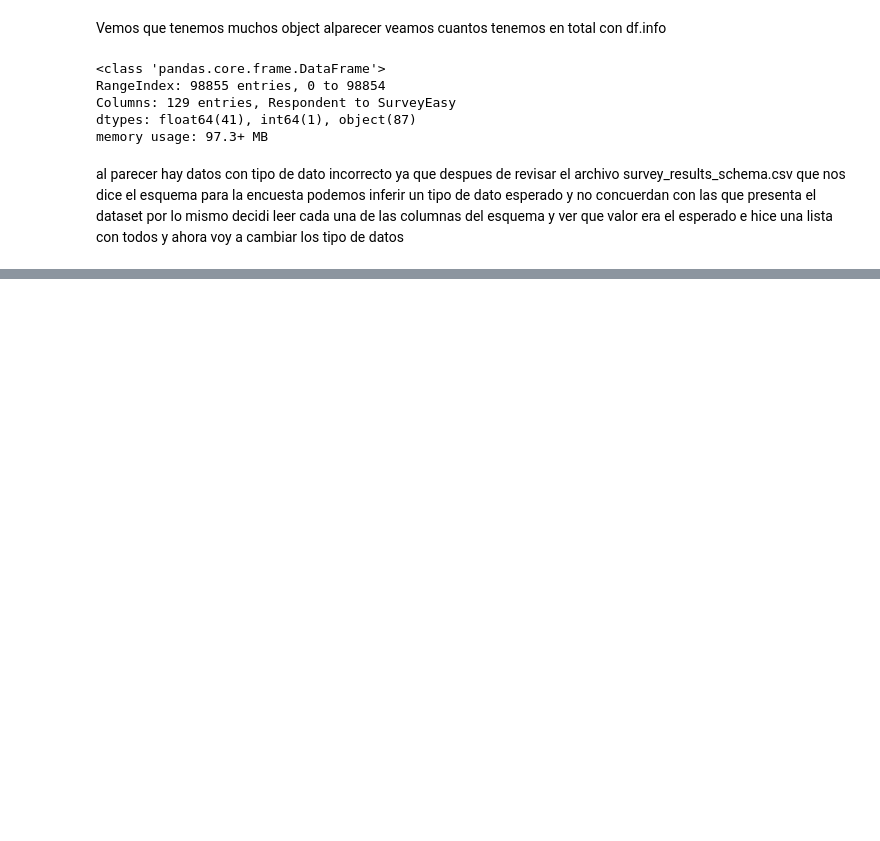
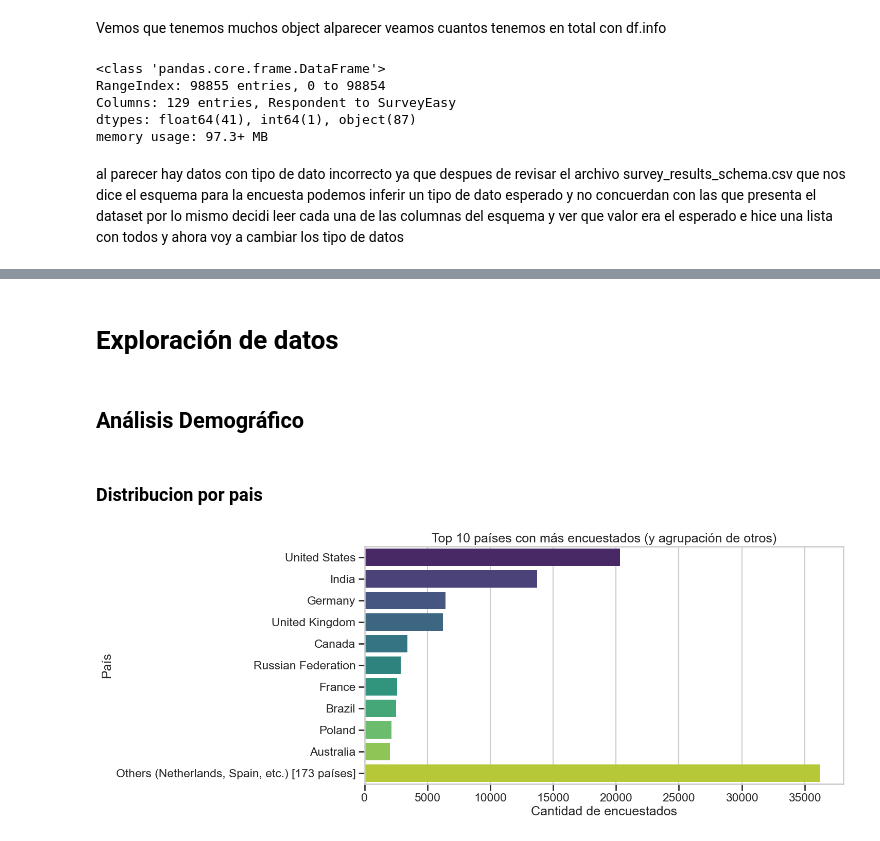
Before and after one commit to NicolasCuaran/DevSurveyInsights, a Jupyter notebook: notebooks/002_DevsurveyInsightsEDA.ipynb, the cells around one changed output, grey strips where cells are left out. Drawn from its saved outputs; the diff is of its cells as text; code cells hidden in the pictures; blank space fills up the shorter version.

```diff
--- a/notebooks/002_DevsurveyInsightsEDA.ipynb
+++ b/notebooks/002_DevsurveyInsightsEDA.ipynb
@@ -36,0 +19,3 @@ Credenciales
+# %%
+plt.style.use('seaborn-whitegrid')
+sns.set_context("talk")
@@ -425,0 +308,34 @@ Name: count, dtype: int64
+# %% [markdown]
+# Exploración de datos
+# %% [markdown]
+## Análisis Demográfico
+# %% [markdown]
+### Distribucion por pais
+# %%
+country_counts = df["Country"].value_counts()
+
+top_10_countries = country_counts.head(10)
+
+rest_countries = country_counts.iloc[10:]
+sum_rest = rest_countries.sum()
+others_count = len(rest_countries)
+
+some_others = rest_countries.index[:2]
+some_others_str = ", ".join(some_others) + ", etc."
+
+
+other_label = f"Others ({some_others_str}) [{others_count} países]"
+top_10_countries[other_label] = sum_rest
+
+others_val = top_10_countries[other_label]
+top_10_countries = top_10_countries.drop(other_label).sort_values(ascending=False)
+top_10_countries[other_label] = others_val
+
+plt.figure(figsize=(12, 6))
+sns.barplot(x=top_10_countries.values, y=top_10_countries.index, palette="viridis")
+plt.title("Top 10 países con más encuestados (y agrupación de otros)")
+plt.xlabel("Cantidad de encuestados")
+plt.ylabel("País")
+plt.show()
+# %% [output]
+[figure, added]
```
Also changed, not shown: parts of 71 cells of this notebook, 1 other file.
